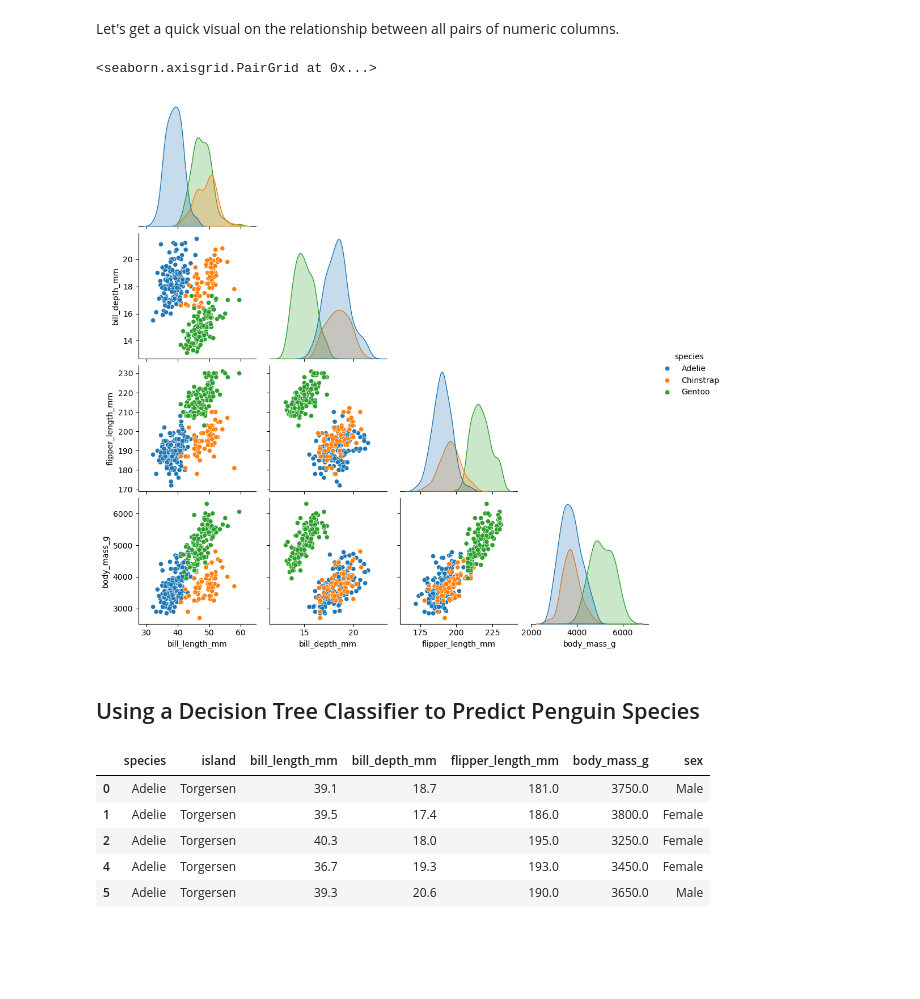
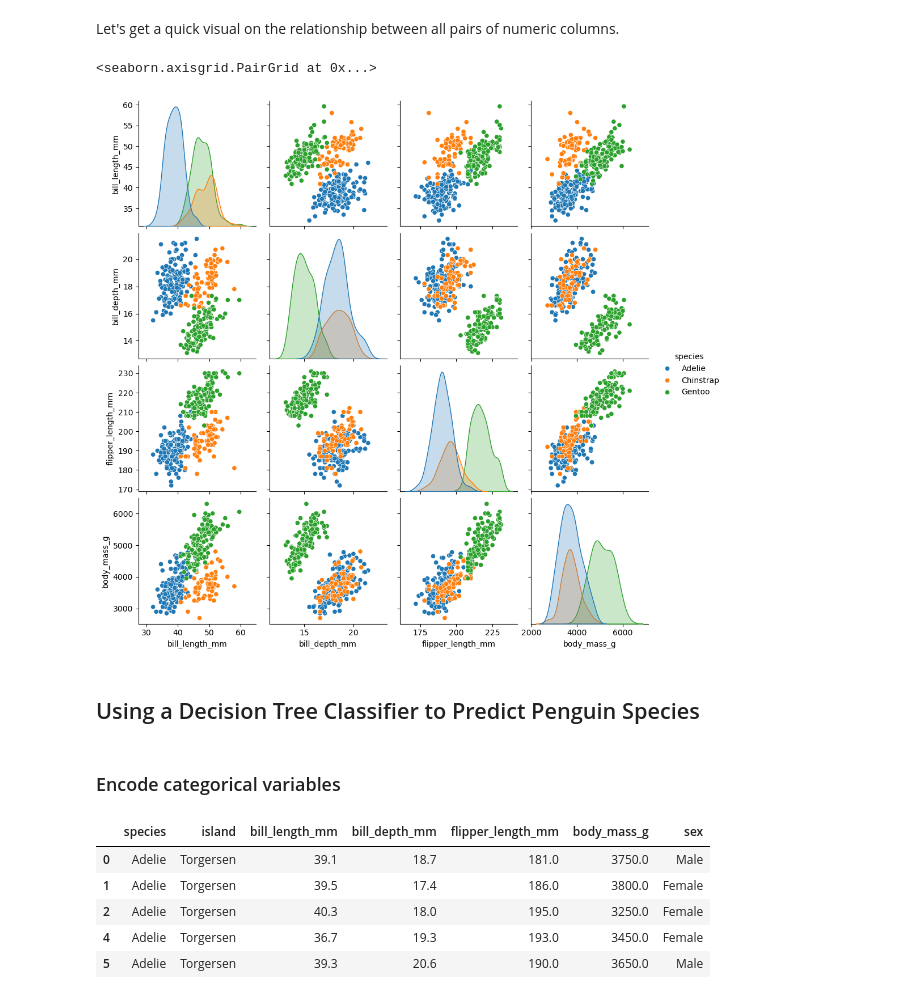
Before and after one commit to JohnMcKechnieGC/supervised-and-unsupervised-ml, a Jupyter notebook: classifying-penguins.ipynb, the cells around one changed output. Drawn from its saved outputs; the diff is of its cells as text; code cells hidden in the pictures; blank space fills up the shorter version.

```diff
--- a/classifying-penguins.ipynb
+++ b/classifying-penguins.ipynb
@@ -67,14 +74,16 @@ len(penguins_df)
 # %% [markdown]
 Let's get a quick visual on the relationship between all pairs of numeric columns.
 # %%
-sns.pairplot(data=penguins_df,
-             hue="species",
-             corner=True)
+sns.pairplot(
+    data=penguins_df,
+    hue="species")
 # %% [output]
 <seaborn.axisgrid.PairGrid at 0x...>
-[figure, old version]
+[figure, new version]
 # %% [markdown]
 ## Using a Decision Tree Classifier to Predict Penguin Species
+# %% [markdown]
+### Encode categorical variables
 # %%
 penguins_df.head()
 # %% [output]
```
Also changed, not shown: parts of 30 cells of this notebook.
